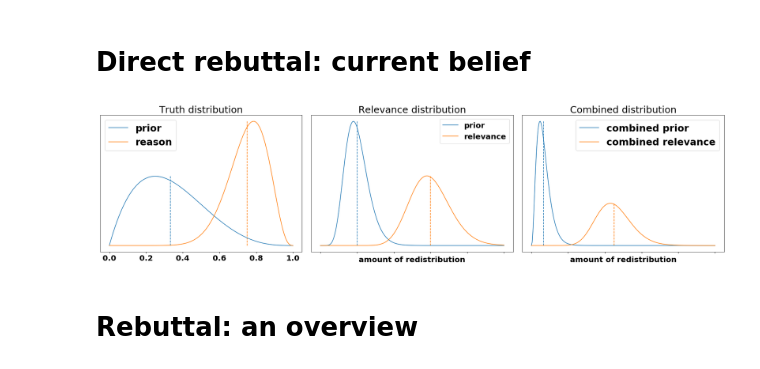
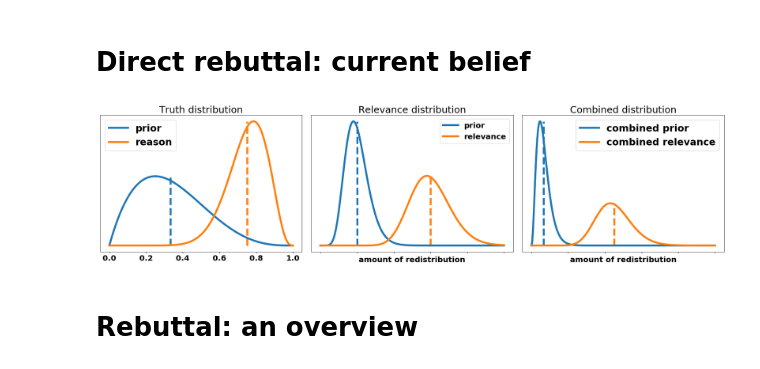
Before and after one commit to mariushobbhahn/mariushobbhahn.github.io, a Jupyter notebook: img/Probabilistic_Judging_2/Probabilistic Judging Part2.ipynb, the cells around one changed output. Saved outputs shown, nothing was run; the diff lists cells and outputs as text; code cells hidden in the pictures.

```diff
--- a/img/Probabilistic_Judging_2/Probabilistic Judging Part2.ipynb
+++ b/img/Probabilistic_Judging_2/Probabilistic Judging Part2.ipynb
@@ -48,49 +48,49 @@ gb_exp_1_1_gn, gamma_beta_1_1_gn = gamma_beta(x_gamma_gn, a_1_gn, b_1_gn, g_1_gn
 
 fig, axs = plt.subplots(nrows=1, ncols=3, sharex=False, figsize=(23, 6))
 
-axs[0].plot(x_gn, beta_p_gn, label='prior')
-axs[0].plot(x_gn, beta_1_gn, label='reason')
-axs[0].vlines(beta_p_exp_gn, ymin=0, ymax=1*beta_p_gn.max(), linestyle='dashed', alpha=1, color="#1f77b4")
-axs[0].vlines(beta_1_exp_gn, ymin=0, ymax=1*beta_1_gn.max(), linestyle='dashed', alpha=1, color="#ff7f0e")
+axs[0].plot(x_gn, beta_p_gn, label='prior', linewidth=5)
+axs[0].plot(x_gn, beta_1_gn, label='reason', linewidth=5)
+axs[0].vlines(beta_p_exp_gn, ymin=0, ymax=1*beta_p_gn.max(), linestyle='dashed', alpha=1, color="#1f77b4", linewidth=5)
+axs[0].vlines(beta_1_exp_gn, ymin=0, ymax=1*beta_1_gn.max(), linestyle='dashed', alpha=1, color="#ff7f0e", linewidth=5)
 axs[0].set_yticklabels([])
 axs[0].set_yticks([])
 axs[0].legend(prop={'size': 25})
 axs[0].set_title('Truth distribution', fontdict={'fontsize': 25})
 
-axs[1].plot(x_gamma_gn, gamma_p_gn, label='prior')
-axs[1].plot(x_gamma_gn, gamma_1_gn, label='relevance')
-axs[1].vlines(g_p_gn*s_gn, ymin=0, ymax=1*gamma_p_gn.max(), linestyle='dashed', alpha=1, color="#1f77b4")
-axs[1].vlines(g_1_gn*s_gn, ymin=0, ymax=1*gamma_1_gn.max(), linestyle='dashed', alpha=1, color="#ff7f0e")
+axs[1].plot(x_gamma_gn, gamma_p_gn, label='prior', linewidth=5)
+axs[1].plot(x_gamma_gn, gamma_1_gn, label='relevance', linewidth=5)
+axs[1].vlines(g_p_gn*s_gn, ymin=0, ymax=1*gamma_p_gn.max(), linestyle='dashed', alpha=1, color="#1f77b4", linewidth=5)
+axs[1].vlines(g_1_gn*s_gn, ymin=0, ymax=1*gamma_1_gn.max(), linestyle='dashed', alpha=1, color="#ff7f0e", linewidth=5)
 axs[1].set_yticklabels([])
 axs[1].set_yticks([])
 #axs[1].set_xticklabels(x_labels, fontdict={'fontsize':fs_tick_labels})
 axs[1].set_xticklabels([])
 axs[1].set_xlabel('amount of redistribution', fontsize=20)
 axs[1].legend(prop={'size': 20})
 axs[1].set_title('Relevance distribution', fontdict={'fontsize': 25})
 
-axs[2].plot(x_gamma_gn, gamma_beta_p_gn, label='combined prior')
-axs[2].plot(x_gamma_gn, gamma_beta_1_1_gn, label='combined relevance')
-axs[2].vlines(gb_exp_p_gn*s_gn*g_p_gn, ymin=0, ymax=1*gamma_beta_p_gn.max(), linestyle='dashed', alpha=1, color="#1f77b4")
-axs[2].vlines(gb_exp_1_1_gn*s_gn*g_1_gn, ymin=0, ymax=1*gamma_beta_1_1_gn.max(), linestyle='dashed', alpha=1, color="#ff7f0e")
+axs[2].plot(x_gamma_gn, gamma_beta_p_gn, label='combined prior', linewidth=5)
+axs[2].plot(x_gamma_gn, gamma_beta_1_1_gn, label='combined relevance', linewidth=5)
+axs[2].vlines(gb_exp_p_gn*s_gn*g_p_gn, ymin=0, ymax=1*gamma_beta_p_gn.max(), linestyle='dashed', alpha=1, color="#1f77b4", linewidth=5)
+axs[2].vlines(gb_exp_1_1_gn*s_gn*g_1_gn, ymin=0, ymax=1*gamma_beta_1_1_gn.max(), linestyle='dashed', alpha=1, color="#ff7f0e", linewidth=5)
 axs[2].set_yticklabels([])
 axs[2].set_yticks([])
 #axs[2].set_xticklabels(x_labels, fontdict={'fontsize':fs_tick_labels})
 axs[2].set_xticklabels([])
 axs[2].set_xlabel('amount of redistribution', fontsize=20)
 axs[2].legend(prop={'size': 25})
 axs[2].set_title('Combined distribution', fontdict={'fontsize': 25})
 
 for ax in fig.axes:
     plt.sca(ax)
     plt.xticks(fontsize = 20)
 
 plt.tight_layout()
 plt.savefig('current_belief.png', dpi=300)
 
 plt.show();
 # %% [output]
-[figure, old version]
+[figure, new version]
 # %% [markdown]
 # Rebuttal: an overview
 # %%
```
Also changed, not shown: parts of 7 cells of this notebook, 25 other files.
